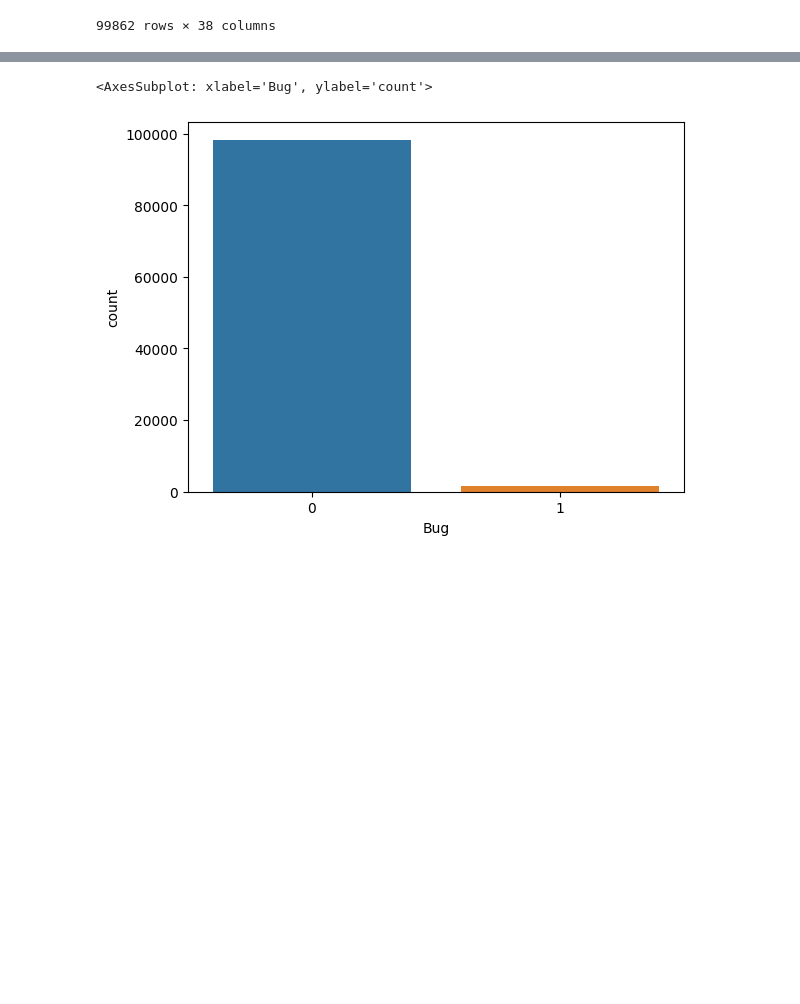
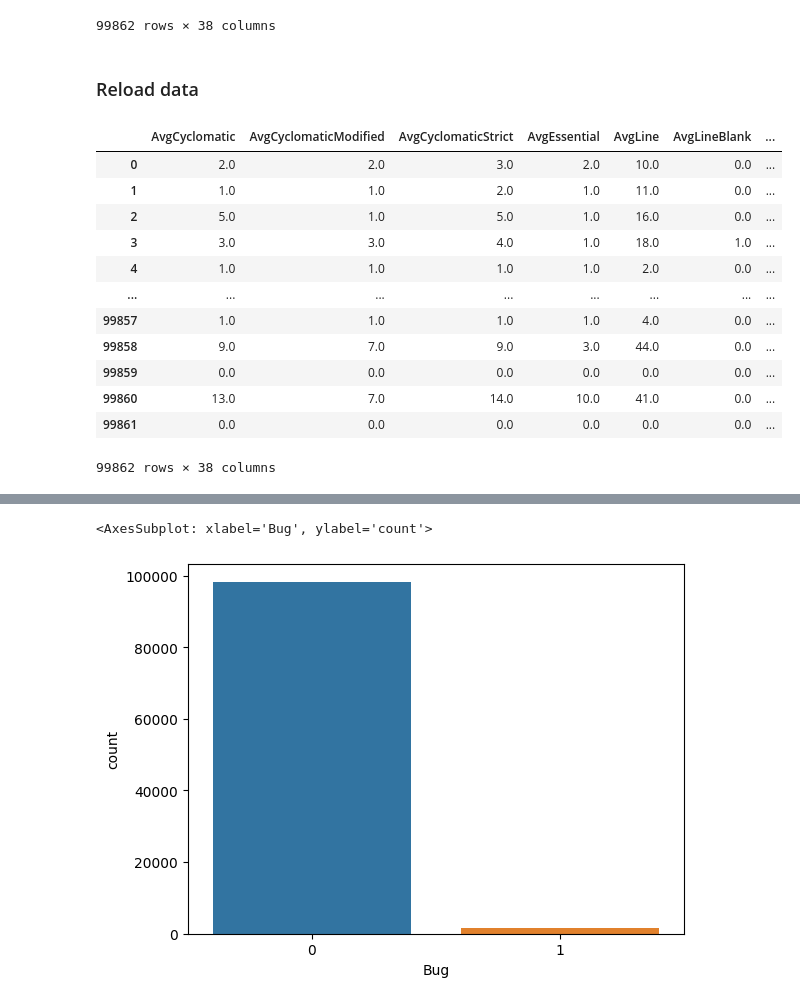
Before and after one commit to ahenrij/ets-mgl869-hive, a Jupyter notebook: src/lab/notebooks/dataset.ipynb, the cells around one changed output, grey strips where cells are left out. Cells and saved outputs as stored; diff of their text form; code cells hidden in the pictures; blank space fills up the shorter version.

Commit message:
data reload section added

```diff
--- a/src/lab/notebooks/dataset.ipynb
+++ b/src/lab/notebooks/dataset.ipynb
@@ -197,3 +197,22 @@ dataset
 | 100060 | 13.0 | 7.0 | 14.0 | 10.0 | 41.0 | 0.0 | ... |
 | 100061 | 0.0 | 0.0 | 0.0 | 0.0 | 0.0 | 0.0 | ... |
 99862 rows × 38 columns
+# %% [markdown]
+### Reload data
+# %%
+dataset = pd.read_csv(OUTPUT_DIR + "dataset.csv")
+dataset
+# %% [output]
+|  | AvgCyclomatic | AvgCyclomaticModified | AvgCyclomaticStrict | AvgEssential | AvgLine | AvgLineBlank | ... |
+| 0 | 2.0 | 2.0 | 3.0 | 2.0 | 10.0 | 0.0 | ... |
+| 1 | 1.0 | 1.0 | 2.0 | 1.0 | 11.0 | 0.0 | ... |
+| 2 | 5.0 | 1.0 | 5.0 | 1.0 | 16.0 | 0.0 | ... |
+| 3 | 3.0 | 3.0 | 4.0 | 1.0 | 18.0 | 1.0 | ... |
+| 4 | 1.0 | 1.0 | 1.0 | 1.0 | 2.0 | 0.0 | ... |
+| ... | ... | ... | ... | ... | ... | ... | ... |
+| 99857 | 1.0 | 1.0 | 1.0 | 1.0 | 4.0 | 0.0 | ... |
+| 99858 | 9.0 | 7.0 | 9.0 | 3.0 | 44.0 | 0.0 | ... |
+| 99859 | 0.0 | 0.0 | 0.0 | 0.0 | 0.0 | 0.0 | ... |
+| 99860 | 13.0 | 7.0 | 14.0 | 10.0 | 41.0 | 0.0 | ... |
+| 99861 | 0.0 | 0.0 | 0.0 | 0.0 | 0.0 | 0.0 | ... |
+99862 rows × 38 columns
```
Also changed, not shown: parts of 1 cell of this notebook.
